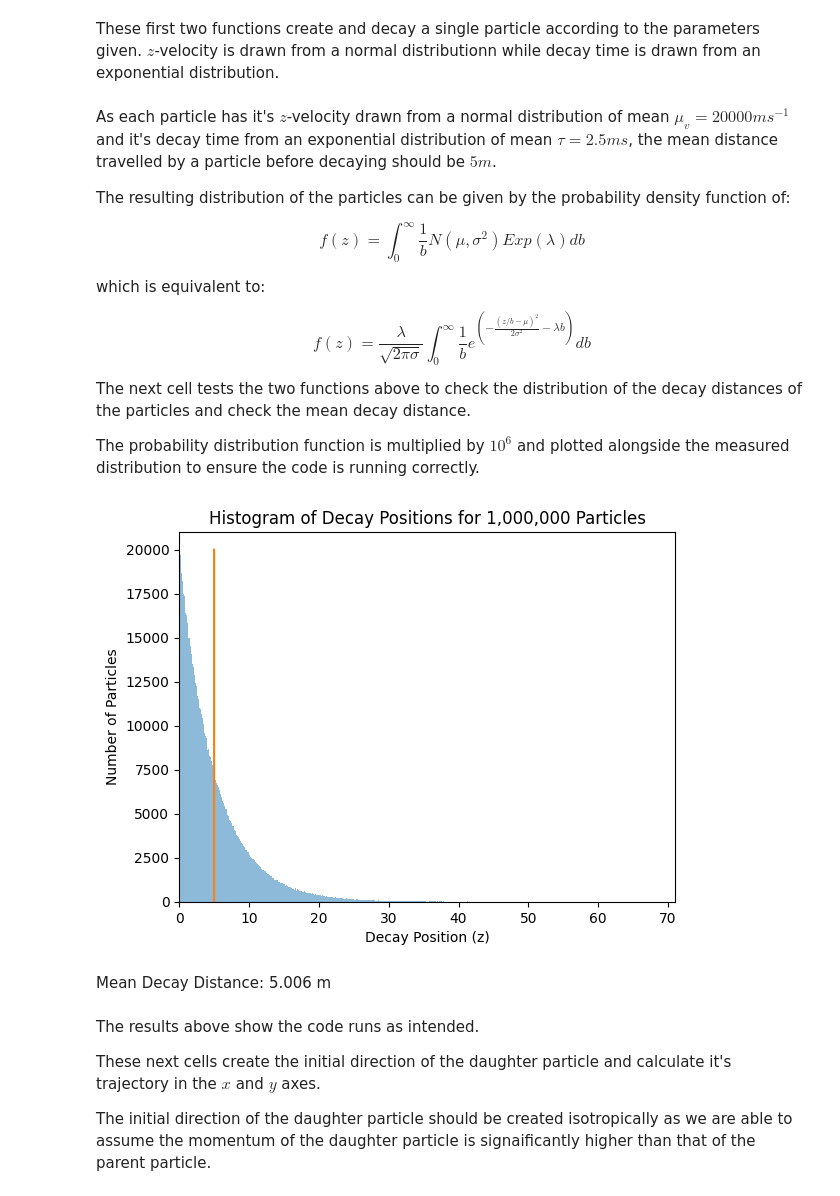
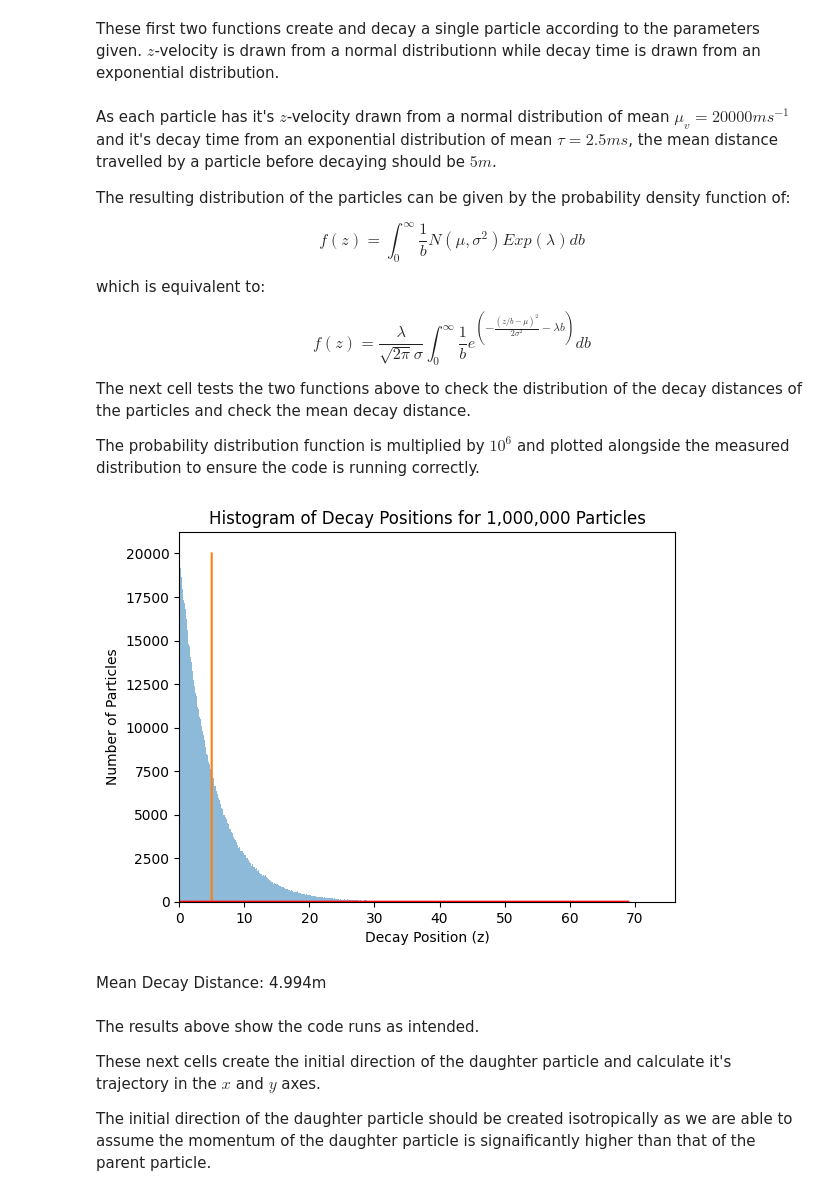
Before and after one commit to jpjharg/Coding-and-ML-year3, a Jupyter notebook: TB1/Project 1 - Option B.ipynb, the cells around one changed output. Cells and saved outputs as stored; diff of their text form; code cells hidden in the pictures.

```diff
--- a/TB1/Project 1 - Option B.ipynb
+++ b/TB1/Project 1 - Option B.ipynb
@@ -12,6 +12,13 @@ import pandas as pd
 from scipy import stats
 from scipy.integrate import quad
 from IPython.display import Markdown
+# %%
+# the base parameters are defined as stated in the assignment brief
+N = 10**6
+mean_v = 2000
+std_v = 50
+Lambda = 0.0025
+a = b = 2.5
 # %% [markdown]
 These first two functions create and decay a single particle according to the parameters given. $z$-velocity is drawn from a normal distributionn while decay time is drawn from an exponential distribution.
 # %%
@@ -51,40 +43,52 @@ $$ f(z) = \int_0^\infty \frac{1}{b} N (\mu, \sigma^2) Exp(\lambda) db$$
 
 which is equivalent to:
 
-$$ f(z) = \frac{\lambda}{\sqrt{2 \pi \sigma}} \int_0^\infty \frac{1}{b} e^{\left(-\frac{(z/b-\mu)^2}{2\sigma^2}-\lambda b\right)}db$$
+$$ f(z) = \frac{\lambda}{\sqrt{2 \pi} \sigma} \int_0^\infty \frac{1}{b} e^{\left(-\frac{(z/b-\mu)^2}{2\sigma^2}-\lambda b\right)}db$$
 
 The next cell tests the two functions above to check the distribution of the decay distances of the particles and check the mean decay distance.
 
 The probability distribution function is multiplied by $10^6$ and plotted alongside the measured distribution to ensure the code is running correctly.
 # %%
-num_particles = 10**6
-mean_v = 2000
-std_v = 50
-Lambda = 0.0025
 decay_positions = []
 
-for i in range(num_particles):
-    position, velocity = generate_beam(mean_v, std_v)
-    decay_pos = decay_position(Lambda, position, velocity)
-    decay_positions.append(decay_pos[0][2])
+decay_z_pos = generate_and_decay(N, mean_v, std_v, Lambda)
 
+#pdf = Lambda/(np.sqrt(2*np.pi*std_v))*quad(((1/b)*np.e**(-((((x/b)-mean_v)**2)/2*std_v**2)-Lambda*b)db), 0, np.inf)
 
-plt.hist(decay_positions, bins=np.arange(0, max(decay_positions), 0.1) - 0.5, alpha=0.5)
+def pdf_c(x, mean_v, std_v, Lambda, N):
+    # Define integrand
+    def integrand(b):
+        return (1.0/b) * np.exp(-Lambda*b - ((x/b - mean_v)**2) / (2*std_v**2))
+
+    prefactor = Lambda / (np.sqrt(2*np.pi)*std_v)
+    result, err = quad(integrand, 0, np.inf)
+    pdf = N * prefactor * result
+
+    return pdf
+
+def pdf_c_vectorised(x_array, mean_v, std_v, Lambda, N):
+    return np.array([pdf_c(float(x), mean_v, std_v, Lambda,N) for x in x_array])
+
+x = np.arange(0,70)
+
+plt.hist(decay_z_pos, bins=np.arange(0, max(decay_z_pos), 0.1) - 0.5, alpha=0.5)
 plt.plot(np.ones(20000)*5, np.arange(0,20000))
+plt.plot(x, pdf_c_vectorised(x, mean_v, std_v, Lambda, N), color = 'red')
 plt.xlabel('Decay Position (z)')
 plt.ylabel('Number of Particles')
 plt.title('Histogram of Decay Positions for 1,000,000 Particles')
-plt.xlim(0, max(decay_positions))
+plt.xlim(0, max(decay_z_pos))
 plt.show()
 
-mean_decay_distance = np.mean(decay_positions)
+mean_decay_distance = np.mean(decay_z_pos)
 
-Markdown(f"Mean Decay Distance: {mean_decay_distance:.3f} m")
+Markdown(f"Mean Decay Distance: {mean_decay_distance:.3f}m")
 
-# do proper statistical test here to check if valid
+# do proper statistical test here
+# input the curve of the pdf above
 # %% [output]
-[figure, old version]
+[figure, new version]
-Mean Decay Distance: 5.006 m
+Mean Decay Distance: 4.994m
 # %% [markdown]
 The results above show the code runs as intended.
 
```
Also changed, not shown: parts of 14 cells of this notebook.
